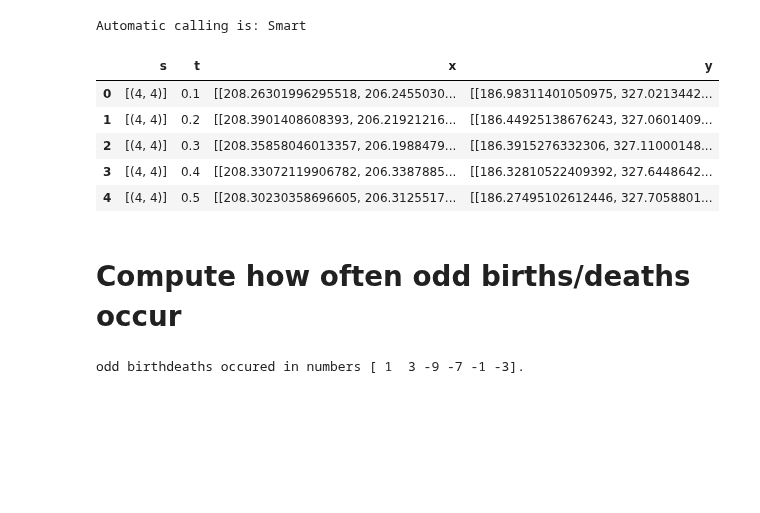
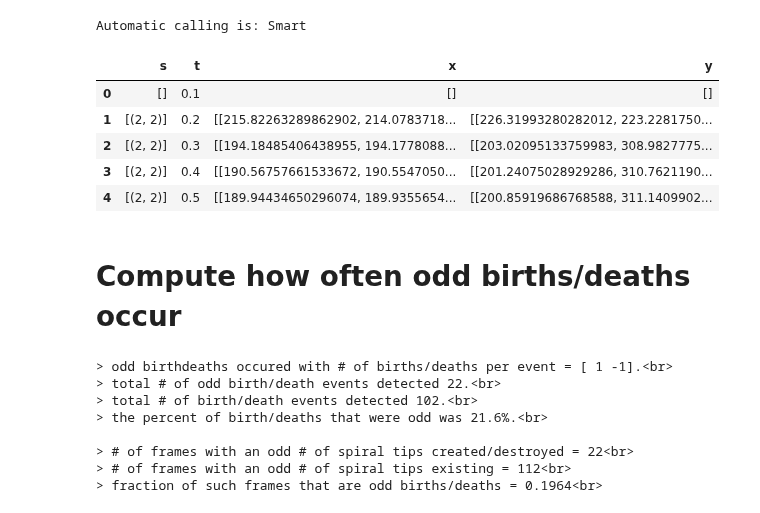
Before and after one commit to timtyree/care, a Jupyter notebook: notebooks/Identifying Odd Births and Deaths.ipynb, the cells around one changed output. Drawn from its saved outputs; the diff is of its cells as text; code cells hidden in the pictures; blank space fills up the shorter version.

```diff
--- a/notebooks/Identifying Odd Births and Deaths.ipynb
+++ b/notebooks/Identifying Odd Births and Deaths.ipynb
@@ -59,17 +60,21 @@ def ifilter(texture):
 # %% [output]
 Automatic calling is: Smart
 # %%
-# data_dir = 'Data/tip_log_circle6_at_time_3012.8.csv'
-data_dir = 'Data/tip_log_circle6_params_changed_at_time_1800.0.csv'
+# data_dir = 'Data/tip_log_circle6_at_time_3012.8.csv' # 2 tips in uniform circular motion
+# data_dir = 'Data/tip_log_circle6_params_changed_at_time_1800.0.csv' # chaos - sigma = 1, threshold = 0.9, no wrapping
+# data_dir = 'Data/tip_log_chaos_circle6_sigma_2_at_time_3600.2.csv'  # chaos - sigma = 2, threshold = 0.9, no wrapping
+# data_dir = 'Data/tip_log_chaos_circle6_sigma_2_wrapping_at_time_1800.0.csv'
+data_dir = 'Data/tip_log_chaos_circle6_sigma_3_threshold_0.8_wrapping_true_at_time_1800.0.csv'
+descrip = 'sigma_3_threshold_0.8_yes_wrapping'
 df = pd.read_csv(data_dir)
 df.head()
 # %% [output]
 |  | s | t | x | y |
-| 0 | [(4, 4)] | 0.1 | [[208.26301996295518, 206.2455030... | [[186.98311401050975, 327.0213442... |
-| 1 | [(4, 4)] | 0.2 | [[208.3901408608393, 206.21921216... | [[186.44925138676243, 327.0601409... |
-| 2 | [(4, 4)] | 0.3 | [[208.35858046013357, 206.1988479... | [[186.3915276332306, 327.11000148... |
-| 3 | [(4, 4)] | 0.4 | [[208.33072119906782, 206.3387885... | [[186.32810522409392, 327.6448642... |
-| 4 | [(4, 4)] | 0.5 | [[208.30230358696605, 206.3125517... | [[186.27495102612446, 327.7058801... |
+| 0 | [] | 0.1 | [] | [] |
+| 1 | [(2, 2)] | 0.2 | [[215.82263289862902, 214.0783718... | [[226.31993280282012, 223.2281750... |
+| 2 | [(2, 2)] | 0.3 | [[194.18485406438955, 194.1778088... | [[203.02095133759983, 308.9827775... |
+| 3 | [(2, 2)] | 0.4 | [[190.56757661533672, 190.5547050... | [[201.24075028929286, 310.7621190... |
+| 4 | [(2, 2)] | 0.5 | [[189.94434650296074, 189.9355654... | [[200.85919686768588, 311.1409902... |
 # %% [markdown]
 # Compute how often odd births/deaths occur
 # %%
@@ -88,10 +96,35 @@ df['dn'] = df['n'].diff()
-# %%
-dn_values = np.diff(np.array(n_values))
-#select the birth/deaths values that are odd
-set_bd = list(set(dn_values))
-boo = [dn%2==1 for dn in set_bd]
-set_odd = np.array(set_bd)[boo] # the set of all odd birth/death types
-print(f"odd birthdeaths occured in numbers {set_odd}.")
-# plt.hist(np.diff(np.array(n_values)), bins = 2)
-# %% [output]
-odd birthdeaths occured in numbers [ 1  3 -9 -7 -1 -3].
+# %%
+#find/select the birth/deaths values that are odd
+dn_values = np.diff(np.array(n_values))
+set_bd = list(set(dn_values))
+boo = [dn % 2 == 1 for dn in set_bd]
+set_odd = np.array(set_bd)[boo]  # the set of all odd birth/death types
+boo_odd = df.t.isnull().values
+for odd in set_odd:
+    boo_odd |= (df.dn == odd)
+
+#a time series of when/where nontrivial birth/deaths occur
+series_bd = df.loc[df.dn != 0].dropna().dn
+num_odds = len(df[boo_odd].t.values)
+num_total = len(series_bd.values)
+
+#bluf - fraction of odd births/deaths
+print(f"> odd birthdeaths occured with # of births/deaths per event = {set_odd}.<br>")
+print(f"> total # of odd birth/death events detected {num_odds}.<br>")
+print(f"> total # of birth/death events detected {num_total}.<br>")
+print(f"> the percent of birth/deaths that were odd was {100*num_odds/num_total:.1f}%.<br>")
+
+#bluf - stability of odd spiral tip numbers
+print('')
+print(f"> # of frames with an odd # of spiral tips created/destroyed = {sum(df.dn%2!=0)}<br>")
+print(f"> # of frames with an odd # of spiral tips existing = {sum(df.n%2!=0)}<br>")
+print(f"> fraction of such frames that are odd births/deaths = {sum(df.dn%2!=0)/sum(df.n%2!=0):.4f}<br>")
+# %% [output]
+> odd birthdeaths occured with # of births/deaths per event = [ 1 -1].<br>
+> total # of odd birth/death events detected 22.<br>
+> total # of birth/death events detected 102.<br>
+> the percent of birth/deaths that were odd was 21.6%.<br>
+
+> # of frames with an odd # of spiral tips created/destroyed = 22<br>
+> # of frames with an odd # of spiral tips existing = 112<br>
+> fraction of such frames that are odd births/deaths = 0.1964<br>
```
Also changed, not shown: parts of 39 cells of this notebook, 53 other files.
